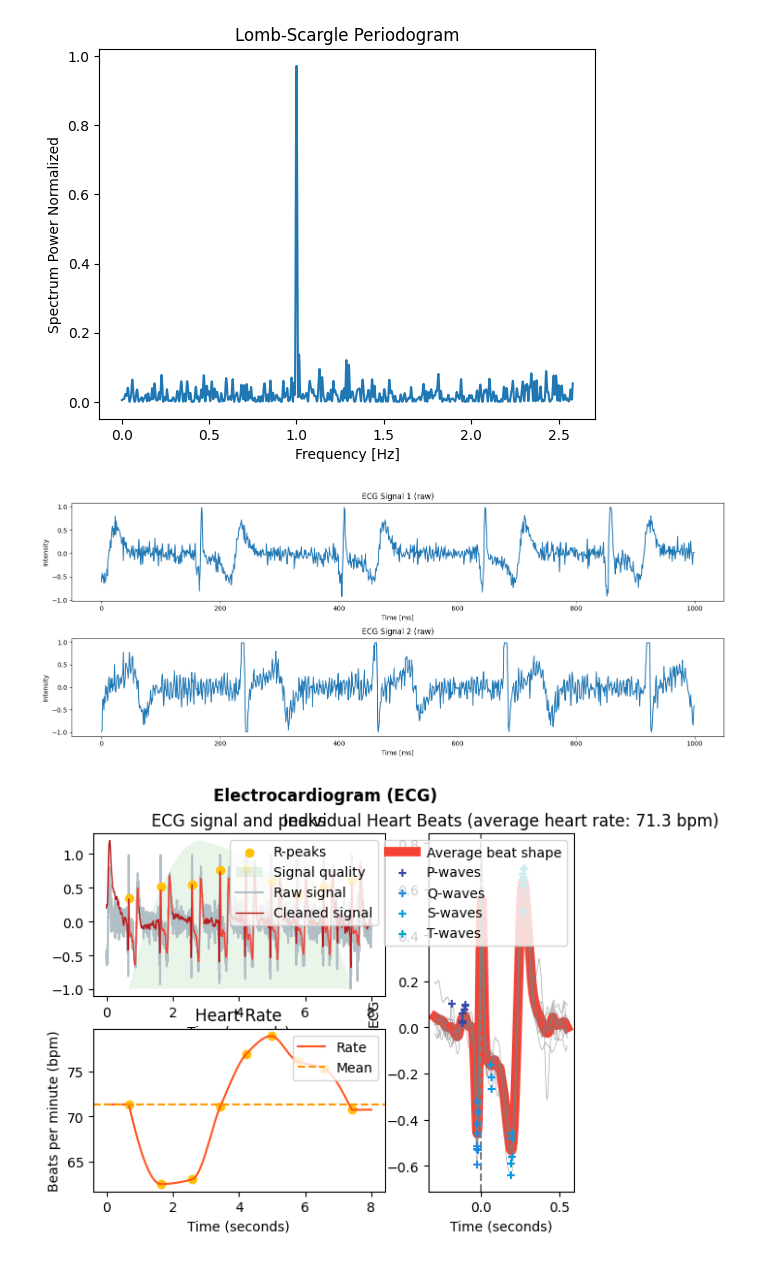
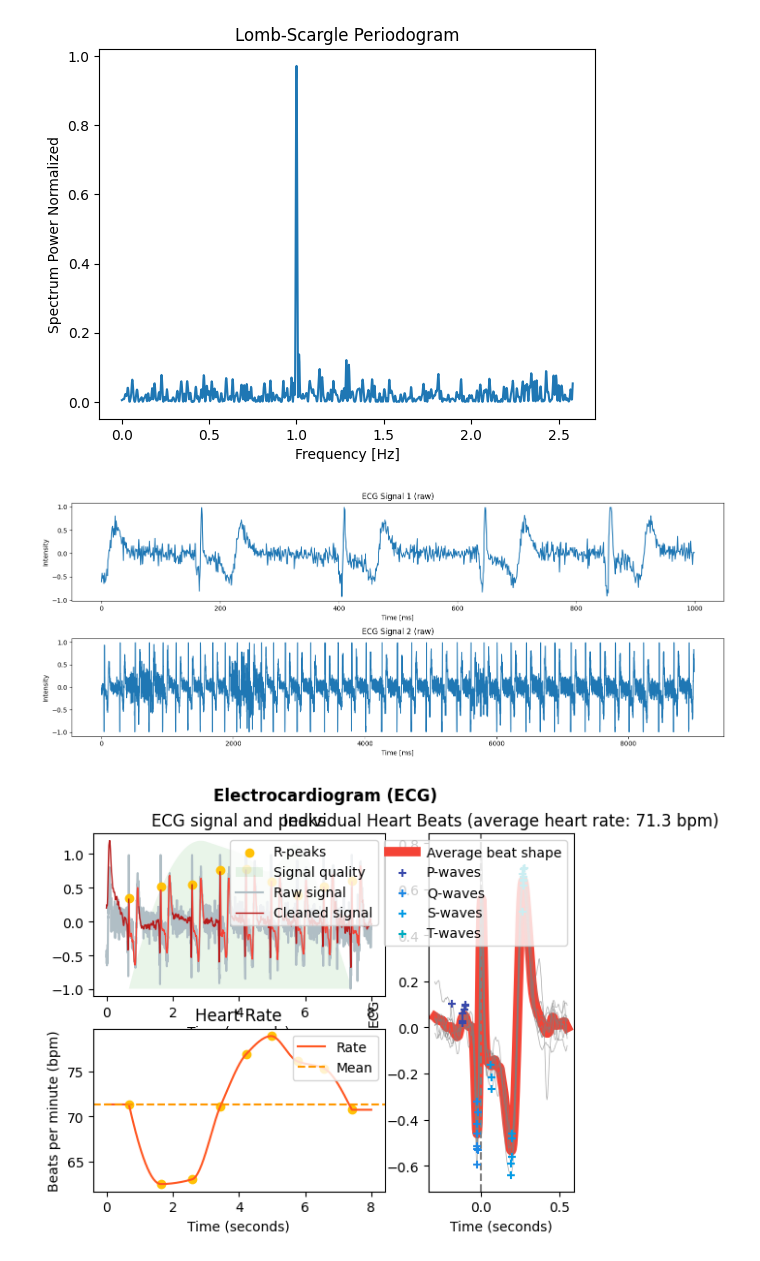
Before and after one commit to RoCKnD79/SSDP-LombScargle, a Jupyter notebook: report_2.ipynb, the cells around one changed output. Drawn from its saved outputs; the diff is of its cells as text; code cells hidden in the pictures.

```diff
--- a/report_2.ipynb
+++ b/report_2.ipynb
@@ -49,37 +49,37 @@ N_ecg_1 = ecg_signal_1.shape[0]
 
 # Remove very noisy samples
 sample_end_1 = N_ecg_1 - sample_start
 
 # Get the actual signal
 eff_data_1 = ecg_signal_1[sample_start: sample_end_1, 1]
 
 # Plot the signal without neurokit2
 ax.set_title("ECG Signal 1 (raw)")
 ax.set_xlabel('Time [ms]')
 ax.set_ylabel('Intensity')
 ax.plot(eff_data_1[3000:4000])
 
 ##### Second recording ######
-RR_signal_2 = np.load('RR-2.npy')
-ecg_signal_2 = np.genfromtxt('Roman-Recording-2.csv', delimiter=',')[1:]
+RR_signal_2 = np.load('RR-3.npy')
+ecg_signal_2 = np.genfromtxt('Roman-Recording-3.csv', delimiter=',')[1:]
 
 # Size of the signal
 N_ecg_2 = ecg_signal_2.shape[0]
 
 # Remove very noisy samples
 sample_end_2 = N_ecg_2 - sample_start
 
 # Get the actual signal
 eff_data_2 = ecg_signal_2[sample_start: sample_end_2, 1]
 
 # Plot the signal without neurokit2
 ay.set_title("ECG Signal 2 (raw)")
 ay.set_xlabel('Time [ms]')
 ay.set_ylabel('Intensity')
-ay.plot(eff_data_2[3000:4000])
+ay.plot(eff_data_2[1000:10000])
 plt.tight_layout()
 # %% [output]
-[figure, old version]
+[figure, new version]
 # %%
 # plot the ECG signal 1 with neurokit2
 ecgs_plot_1, info_plot_1 = nk.ecg_process(eff_data_1[3000:5000], fs_real)
```
Also changed, not shown: parts of 6 cells of this notebook.
